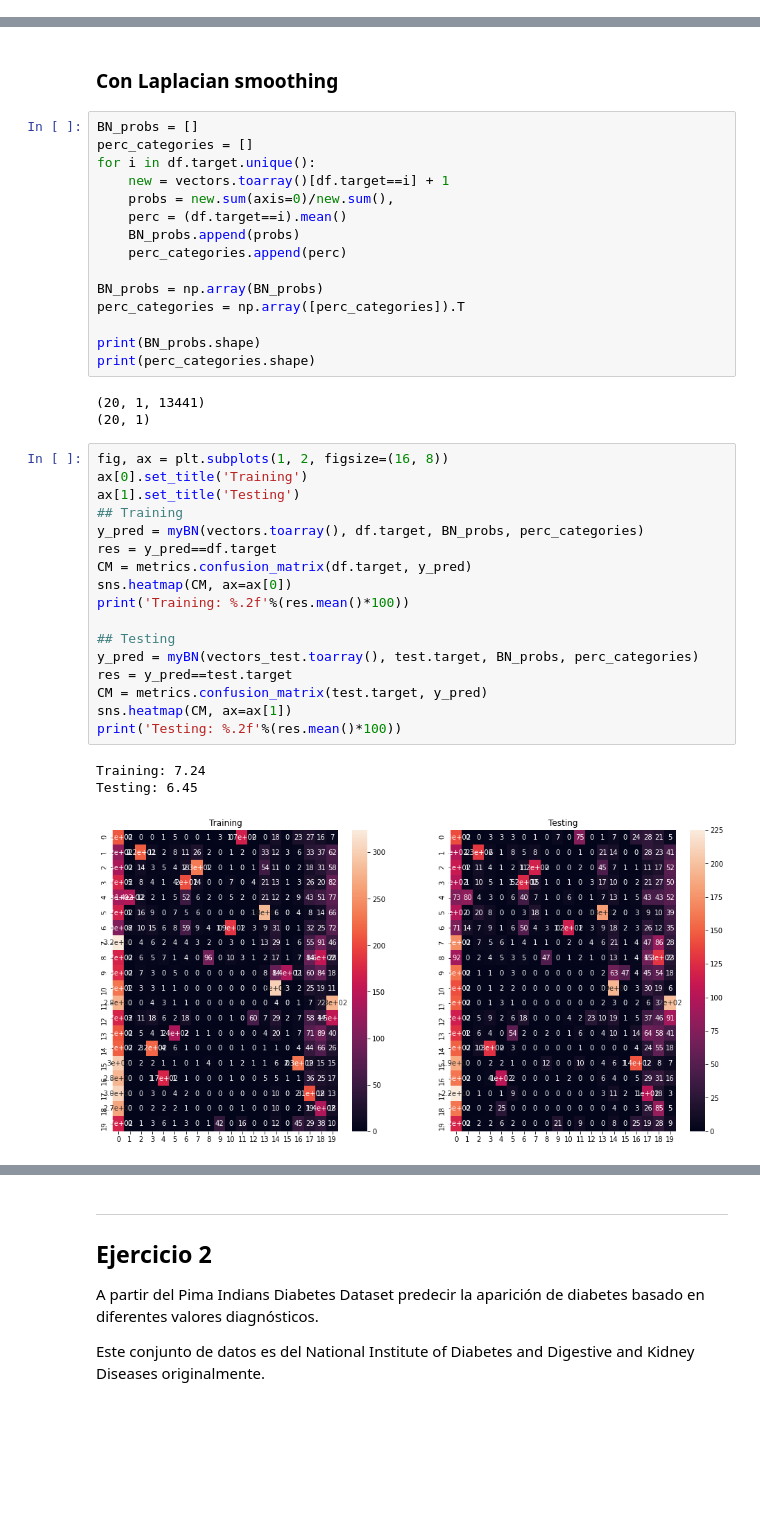
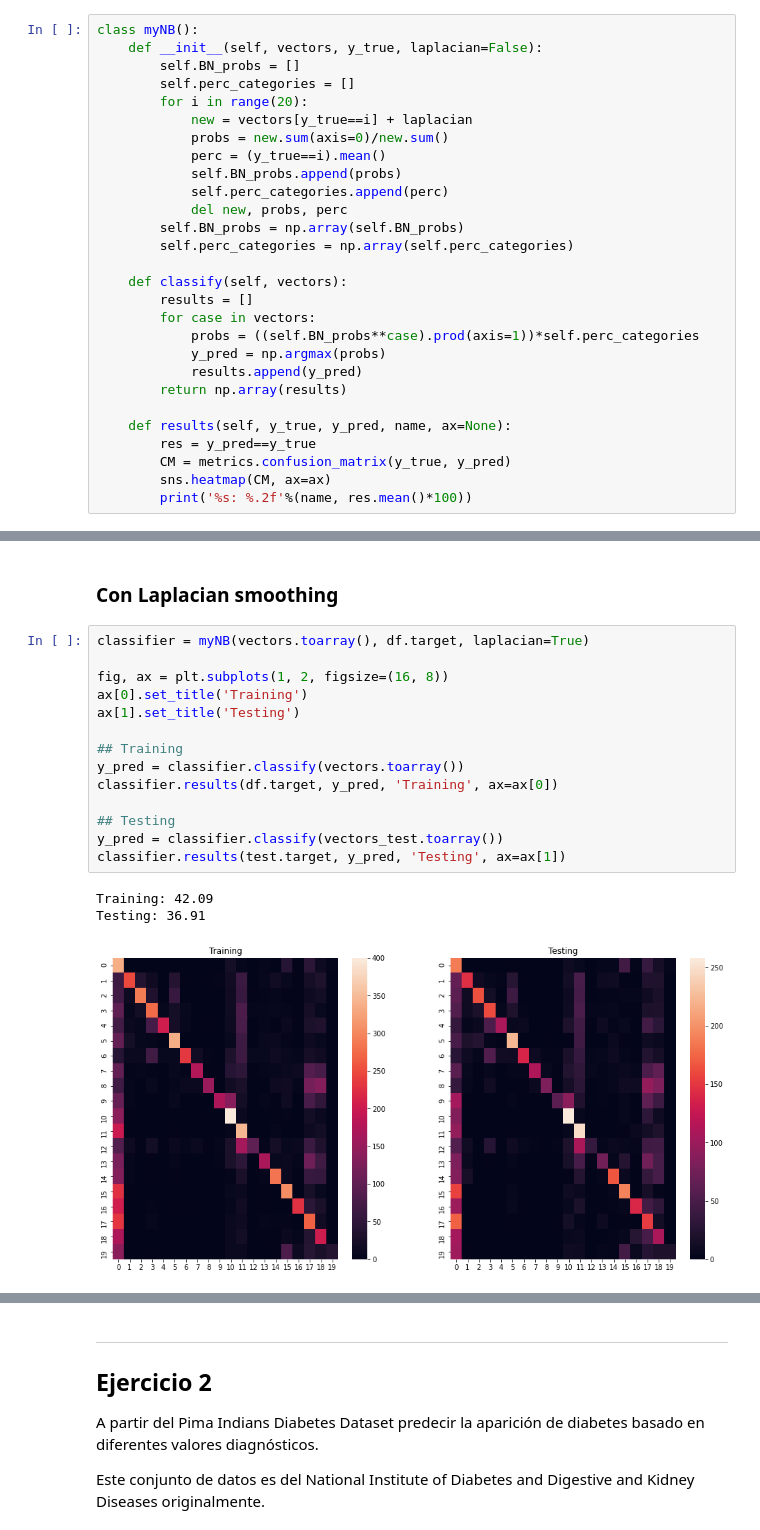
Before and after one commit to SebastianJanampa/RedesNeuronales_BIO, a Jupyter notebook: TrabajosPracticos/TP1/Consignas Trabajo Práctico 1.ipynb, the cells around one changed output, grey strips where cells are left out. Drawn from its saved outputs; the diff is of its cells as text; blank space fills up the shorter version.

```diff
--- a/TrabajosPracticos/TP1/Consignas Trabajo Práctico 1.ipynb
+++ b/TrabajosPracticos/TP1/Consignas Trabajo Práctico 1.ipynb
@@ -305,2 +322,30 @@ test.head()
+# %%
+class myNB():
+    def __init__(self, vectors, y_true, laplacian=False):
+        self.BN_probs = []
+        self.perc_categories = []
+        for i in range(20):
+            new = vectors[y_true==i] + laplacian
+            probs = new.sum(axis=0)/new.sum()
+            perc = (y_true==i).mean()
+            self.BN_probs.append(probs)
+            self.perc_categories.append(perc)
+            del new, probs, perc
+        self.BN_probs = np.array(self.BN_probs)
+        self.perc_categories = np.array(self.perc_categories)
+
+    def classify(self, vectors):
+        results = []
+        for case in vectors:
+            probs = ((self.BN_probs**case).prod(axis=1))*self.perc_categories
+            y_pred = np.argmax(probs)
+            results.append(y_pred)
+        return np.array(results)
+
+    def results(self, y_true, y_pred, name, ax=None):
+        res = y_pred==y_true
+        CM = metrics.confusion_matrix(y_true, y_pred)
+        sns.heatmap(CM, ax=ax)
+        print('%s: %.2f'%(name, res.mean()*100))
 # %% [markdown]
 ### Sin Laplacian smoothing
@@ -357,41 +370,20 @@ Testing: 6.88
 # %% [markdown]
 ### Con Laplacian smoothing
-# %%
-BN_probs = []
-perc_categories = []
-for i in df.target.unique():
-    new = vectors.toarray()[df.target==i] + 1
-    probs = new.sum(axis=0)/new.sum(),
-    perc = (df.target==i).mean()
-    BN_probs.append(probs)
-    perc_categories.append(perc)
-
-BN_probs = np.array(BN_probs)
-perc_categories = np.array([perc_categories]).T
-
-print(BN_probs.shape)
-print(perc_categories.shape)
-# %% [output]
-(20, 1, 13441)
-(20, 1)
 # %%
+classifier = myNB(vectors.toarray(), df.target, laplacian=True)
+
 fig, ax = plt.subplots(1, 2, figsize=(16, 8))
 ax[0].set_title('Training')
 ax[1].set_title('Testing')
+
 ## Training
-y_pred = myBN(vectors.toarray(), df.target, BN_probs, perc_categories)
-res = y_pred==df.target
-CM = metrics.confusion_matrix(df.target, y_pred)
-sns.heatmap(CM, ax=ax[0])
-print('Training: %.2f'%(res.mean()*100))
+y_pred = classifier.classify(vectors.toarray())
+classifier.results(df.target, y_pred, 'Training', ax=ax[0])
 
 ## Testing
-y_pred = myBN(vectors_test.toarray(), test.target, BN_probs, perc_categories)
-res = y_pred==test.target
-CM = metrics.confusion_matrix(test.target, y_pred)
-sns.heatmap(CM, ax=ax[1])
-print('Testing: %.2f'%(res.mean()*100))
+y_pred = classifier.classify(vectors_test.toarray())
+classifier.results(test.target, y_pred, 'Testing', ax=ax[1])
 # %% [output]
-Training: 7.24
-Testing: 6.45
+Training: 42.09
+Testing: 36.91
-[figure, old version]
+[figure, new version]
```
Also changed, not shown: parts of 12 cells of this notebook.
